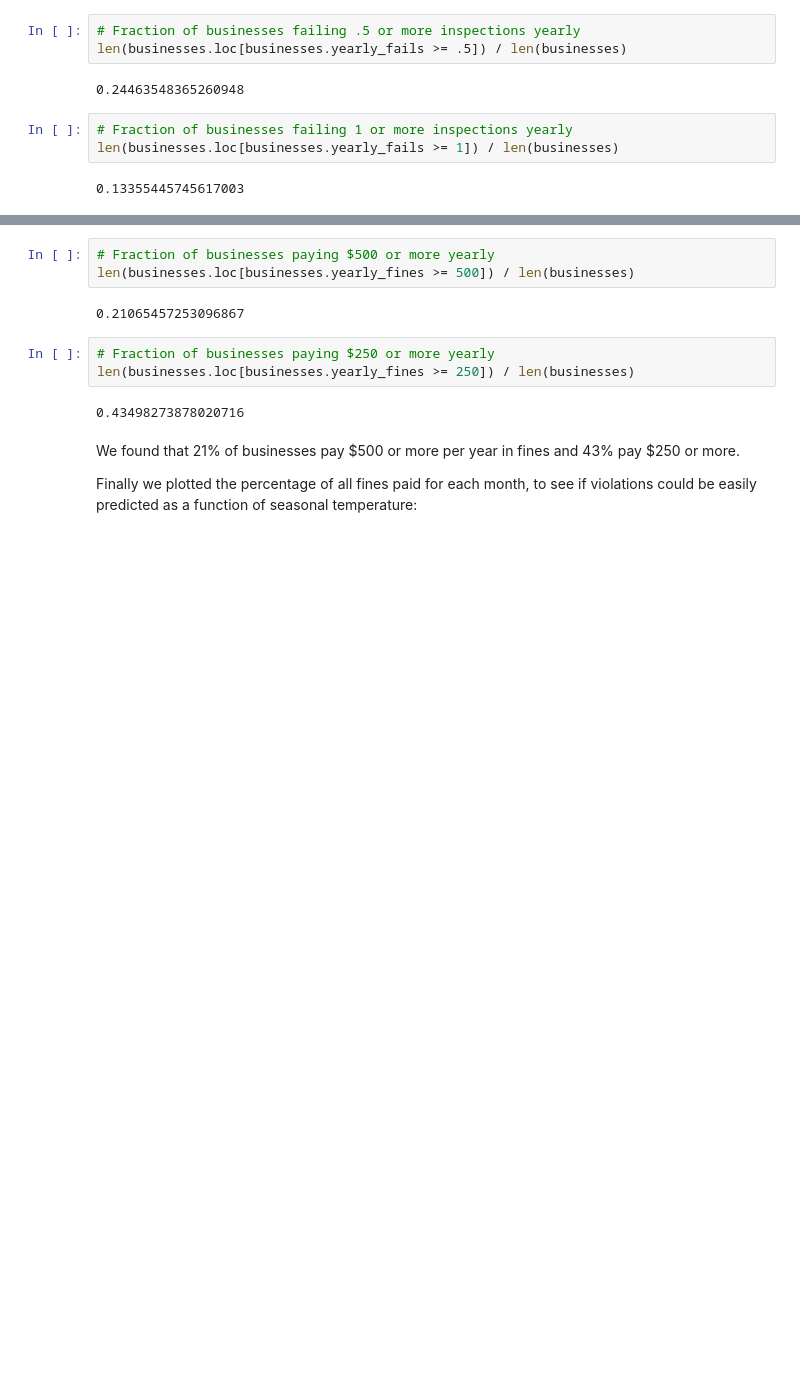
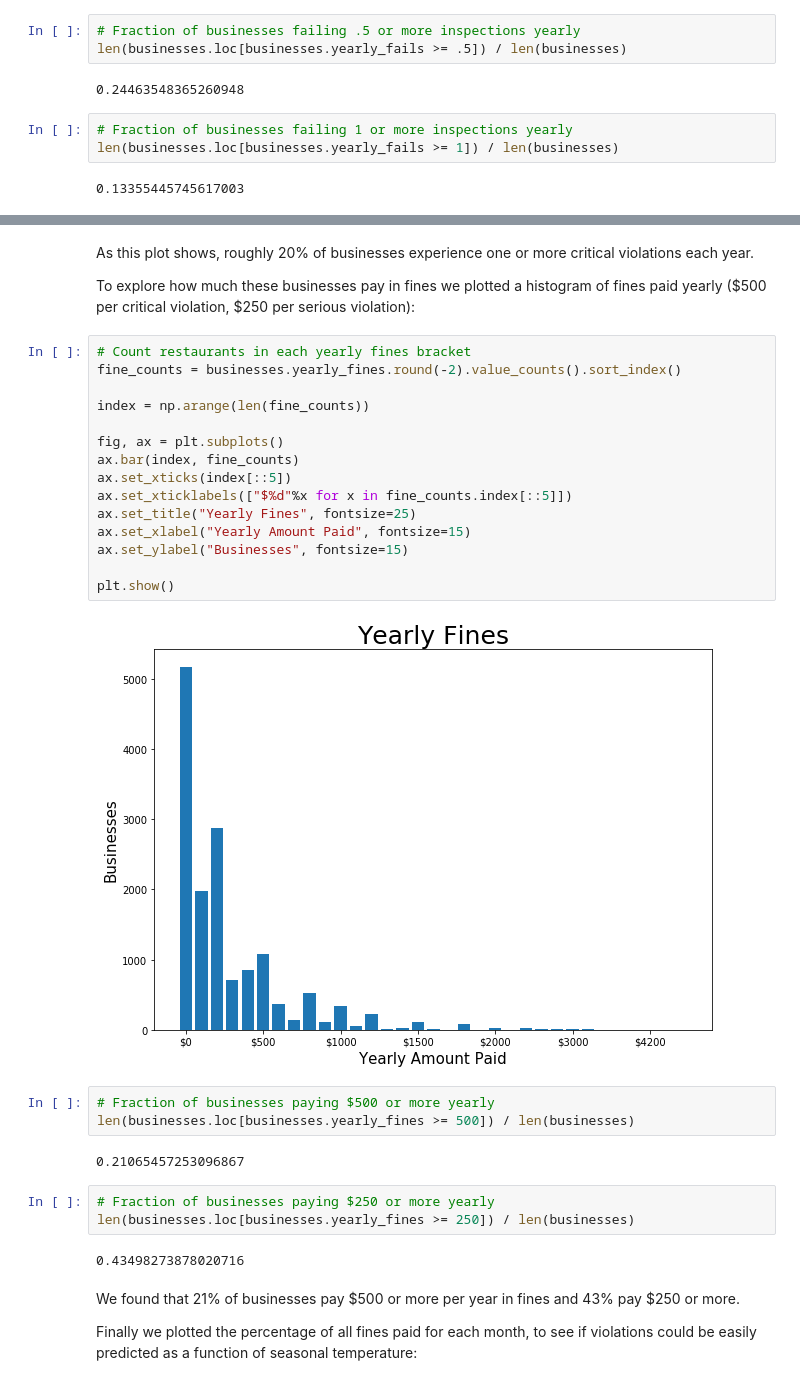
Before and after one commit to Sustainabilist/ChicagoDataAnalysis, a Jupyter notebook: REPORTS/publication_1_draft_2.ipynb, the cells around one changed output, grey strips where cells are left out. Drawn from its saved outputs; the diff is of its cells as text; blank space fills up the shorter version.

```diff
--- a/REPORTS/publication_1_draft_2.ipynb
+++ b/REPORTS/publication_1_draft_2.ipynb
@@ -454,3 +462,24 @@ plt.show()
+# %% [markdown]
+As this plot shows, roughly 20% of businesses experience one or more critical violations each year.
+
+To explore how much these businesses pay in fines we plotted a histogram of fines paid yearly (\$500 per critical violation, $250 per serious violation):
+# %%
+# Count restaurants in each yearly fines bracket
+fine_counts = businesses.yearly_fines.round(-2).value_counts().sort_index()
+
+index = np.arange(len(fine_counts))
+
+fig, ax = plt.subplots()
+ax.bar(index, fine_counts)
+ax.set_xticks(index[::5])
+ax.set_xticklabels(["$%d"%x for x in fine_counts.index[::5]])
+ax.set_title("Yearly Fines", fontsize=25)
+ax.set_xlabel("Yearly Amount Paid", fontsize=15)
+ax.set_ylabel("Businesses", fontsize=15)
+
+plt.show()
+# %% [output]
+[figure, added]
 # %%
 # Fraction of businesses paying $500 or more yearly
 len(businesses.loc[businesses.yearly_fines >= 500]) / len(businesses)
```
Also changed, not shown: parts of 10 cells of this notebook, 2 other files.
